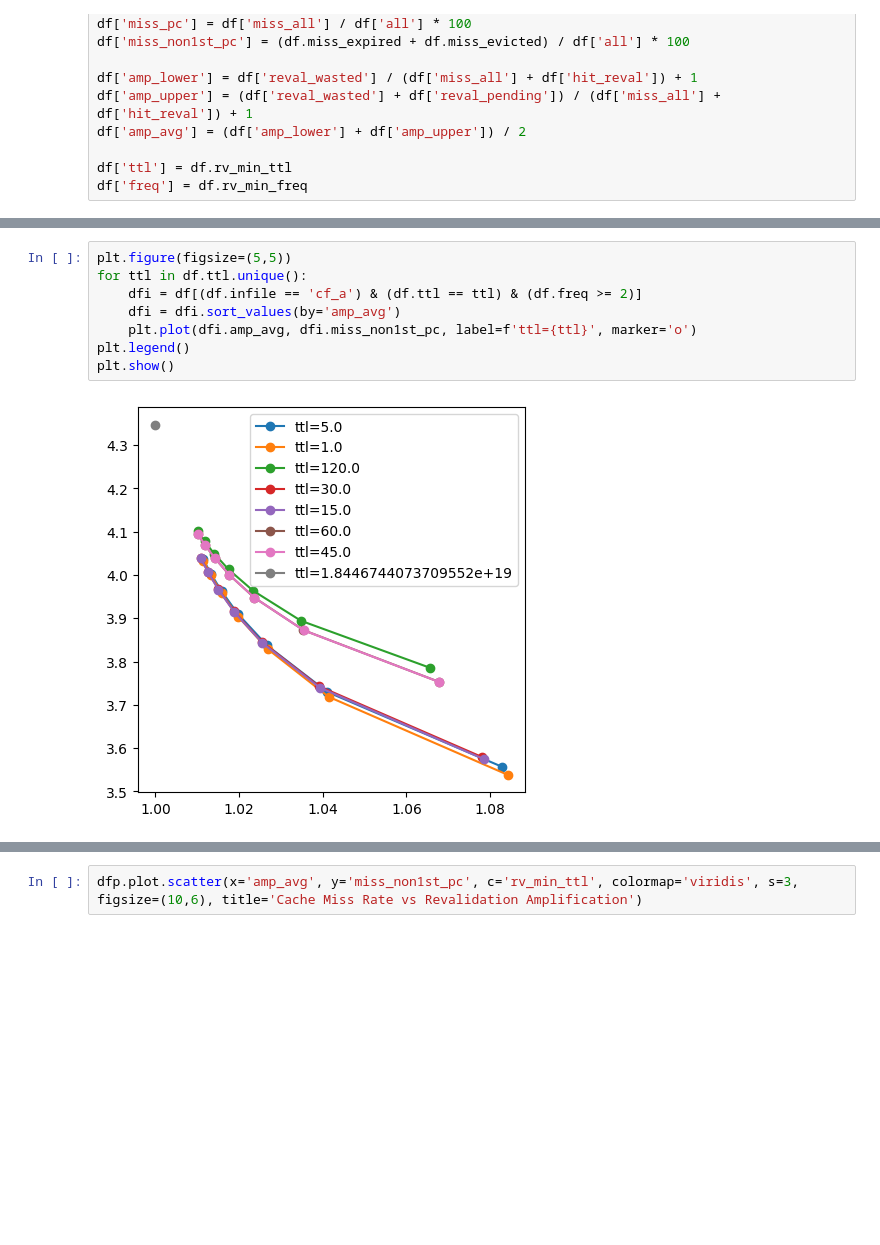
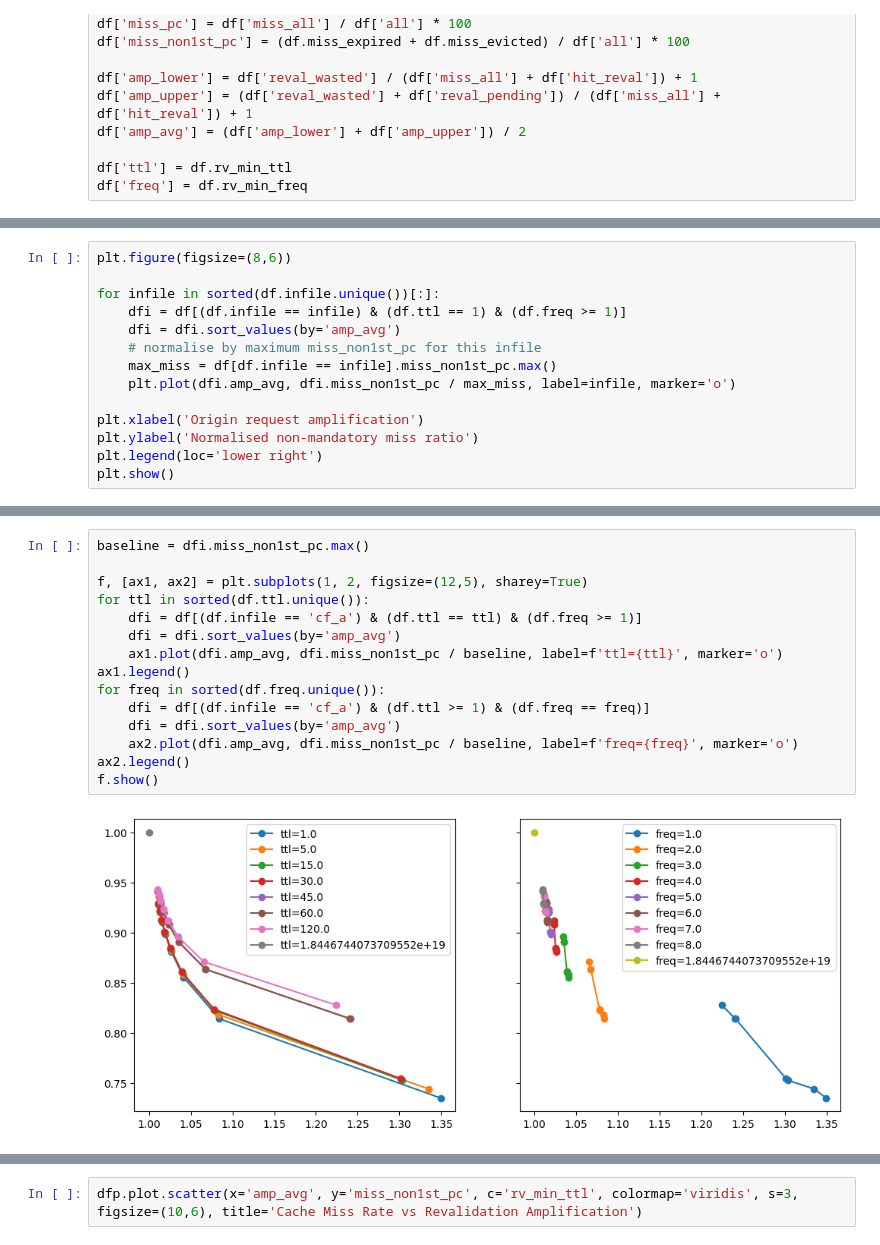
Before and after one commit to IsaacKhor/speculative_revalidation, a Jupyter notebook: analysis/results.ipynb, the cells around one changed output, grey strips where cells are left out. Cells and saved outputs as stored; diff of their text form; blank space fills up the shorter version.

```diff
--- a/analysis/results.ipynb
+++ b/analysis/results.ipynb
@@ -54,0 +55,14 @@ plt.show()
+# %%
+plt.figure(figsize=(8,6))
+
+for infile in sorted(df.infile.unique())[:]:
+    dfi = df[(df.infile == infile) & (df.ttl == 1) & (df.freq >= 1)]
+    dfi = dfi.sort_values(by='amp_avg')
+    # normalise by maximum miss_non1st_pc for this infile
+    max_miss = df[df.infile == infile].miss_non1st_pc.max()
+    plt.plot(dfi.amp_avg, dfi.miss_non1st_pc / max_miss, label=infile, marker='o')
+
+plt.xlabel('Origin request amplification')
+plt.ylabel('Normalised non-mandatory miss ratio')
+plt.legend(loc='lower right')
+plt.show()
@@ -55,10 +71,17 @@ plt.show()
 # %%
-plt.figure(figsize=(5,5))
-for ttl in df.ttl.unique():
-    dfi = df[(df.infile == 'cf_a') & (df.ttl == ttl) & (df.freq >= 2)]
+baseline = dfi.miss_non1st_pc.max()
+
+f, [ax1, ax2] = plt.subplots(1, 2, figsize=(12,5), sharey=True)
+for ttl in sorted(df.ttl.unique()):
+    dfi = df[(df.infile == 'cf_a') & (df.ttl == ttl) & (df.freq >= 1)]
     dfi = dfi.sort_values(by='amp_avg')
-    plt.plot(dfi.amp_avg, dfi.miss_non1st_pc, label=f'ttl={ttl}', marker='o')
-plt.legend()
-plt.show()
+    ax1.plot(dfi.amp_avg, dfi.miss_non1st_pc / baseline, label=f'ttl={ttl}', marker='o')
+ax1.legend()
+for freq in sorted(df.freq.unique()):
+    dfi = df[(df.infile == 'cf_a') & (df.ttl >= 1) & (df.freq == freq)]
+    dfi = dfi.sort_values(by='amp_avg')
+    ax2.plot(dfi.amp_avg, dfi.miss_non1st_pc / baseline, label=f'freq={freq}', marker='o')
+ax2.legend()
+f.show()
 # %% [output]
-[figure, old version]
+[figure, new version]
```
Also changed, not shown: parts of 4 cells of this notebook, 18 other files.
